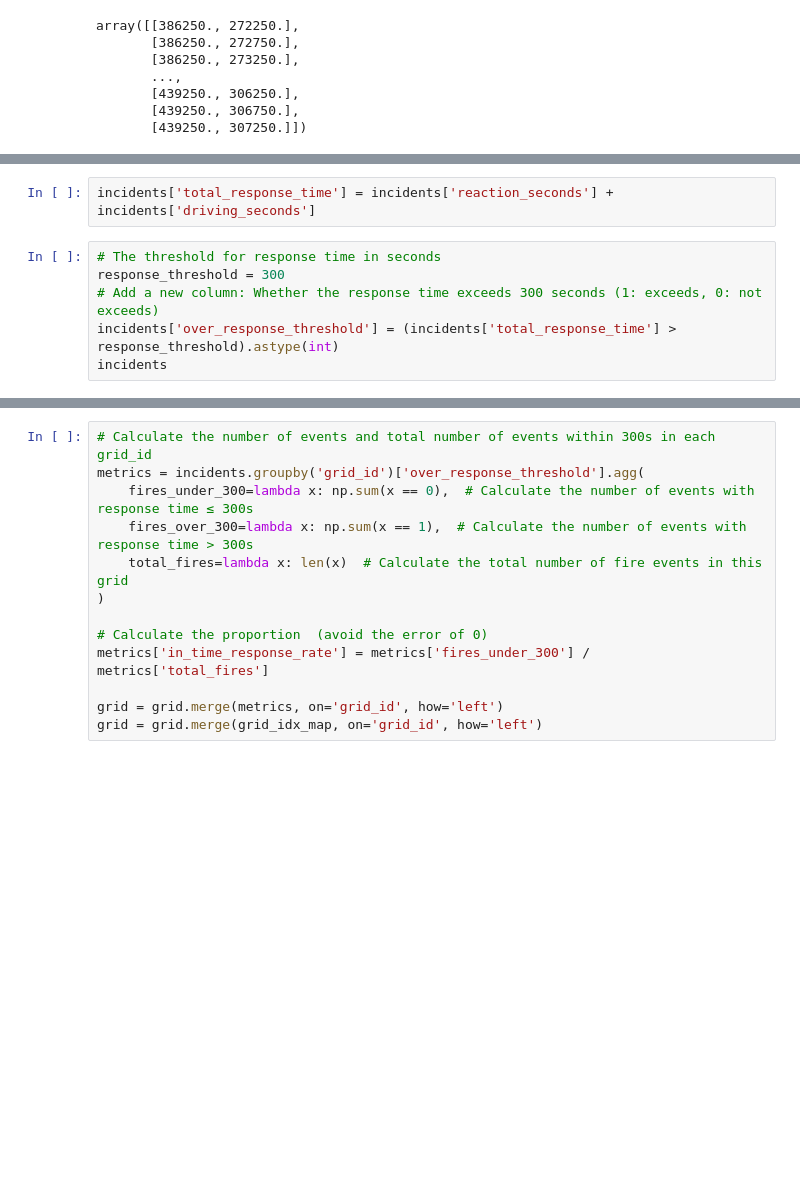
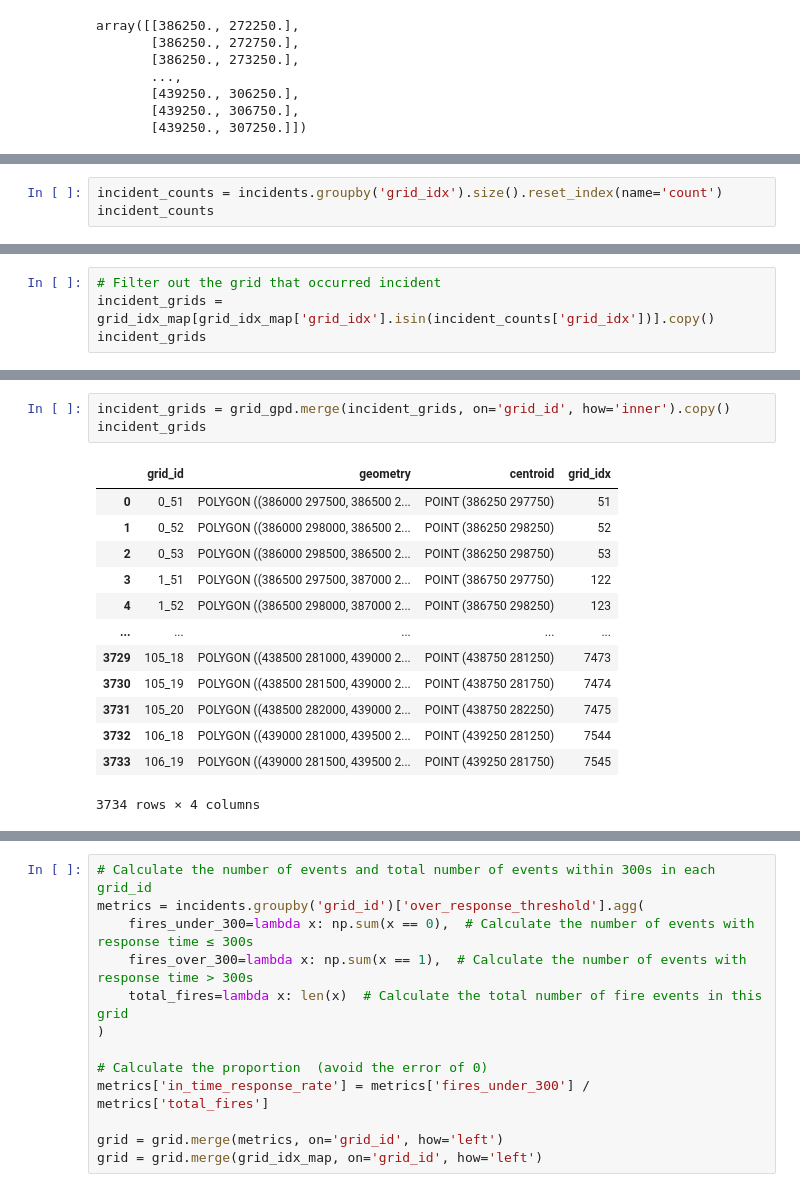
Before and after one commit to Schnappi99/Fire_Station_Optimisation_GA, a Jupyter notebook: utils/preprocess.ipynb, the cells around one changed output, grey strips where cells are left out. Saved outputs shown, nothing was run; the diff lists cells and outputs as text; blank space fills up the shorter version.

Commit message:
Update the time matricx

```diff
--- a/utils/preprocess.ipynb
+++ b/utils/preprocess.ipynb
@@ -238,8 +231,0 @@ incidents['grid_idx'] = incidents['grid_idx'].fillna(0).astype(int)
-# %%
-incidents['total_response_time'] = incidents['reaction_seconds'] + incidents['driving_seconds']
-# %%
-# The threshold for response time in seconds
-response_threshold = 300
-# Add a new column: Whether the response time exceeds 300 seconds (1: exceeds, 0: not exceeds)
-incidents['over_response_threshold'] = (incidents['total_response_time'] > response_threshold).astype(int)
-incidents
@@ -306,0 +232,3 @@ grid
+# %%
+incident_counts = incidents.groupby('grid_idx').size().reset_index(name='count')
+incident_counts
@@ -306,0 +249,4 @@ grid
+# %%
+# Filter out the grid that occurred incident
+incident_grids = grid_idx_map[grid_idx_map['grid_idx'].isin(incident_counts['grid_idx'])].copy()
+incident_grids
@@ -306,0 +267,17 @@ grid
+# %%
+incident_grids = grid_gpd.merge(incident_grids, on='grid_id', how='inner').copy()
+incident_grids
+# %% [output]
+|  | grid_id | geometry | centroid | grid_idx |
+| 0 | 0_51 | POLYGON ((386000 297500, 386500 2... | POINT (386250 297750) | 51 |
+| 1 | 0_52 | POLYGON ((386000 298000, 386500 2... | POINT (386250 298250) | 52 |
+| 2 | 0_53 | POLYGON ((386000 298500, 386500 2... | POINT (386250 298750) | 53 |
+| 3 | 1_51 | POLYGON ((386500 297500, 387000 2... | POINT (386750 297750) | 122 |
+| 4 | 1_52 | POLYGON ((386500 298000, 387000 2... | POINT (386750 298250) | 123 |
+| ... | ... | ... | ... | ... |
+| 3729 | 105_18 | POLYGON ((438500 281000, 439000 2... | POINT (438750 281250) | 7473 |
+| 3730 | 105_19 | POLYGON ((438500 281500, 439000 2... | POINT (438750 281750) | 7474 |
+| 3731 | 105_20 | POLYGON ((438500 282000, 439000 2... | POINT (438750 282250) | 7475 |
+| 3732 | 106_18 | POLYGON ((439000 281000, 439500 2... | POINT (439250 281250) | 7544 |
+| 3733 | 106_19 | POLYGON ((439000 281500, 439500 2... | POINT (439250 281750) | 7545 |
+3734 rows × 4 columns
```
Also changed, not shown: parts of 20 cells of this notebook, 19 other files.
